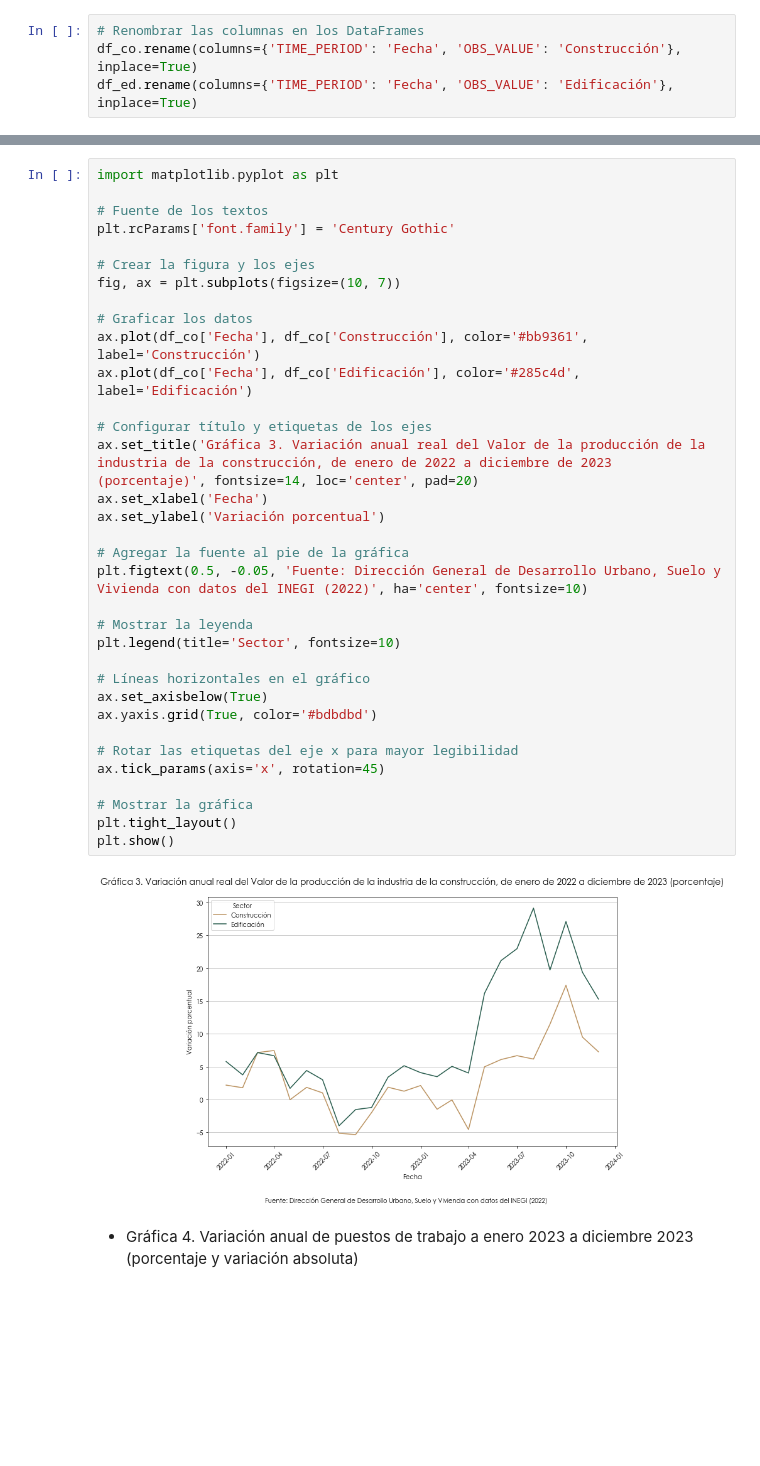
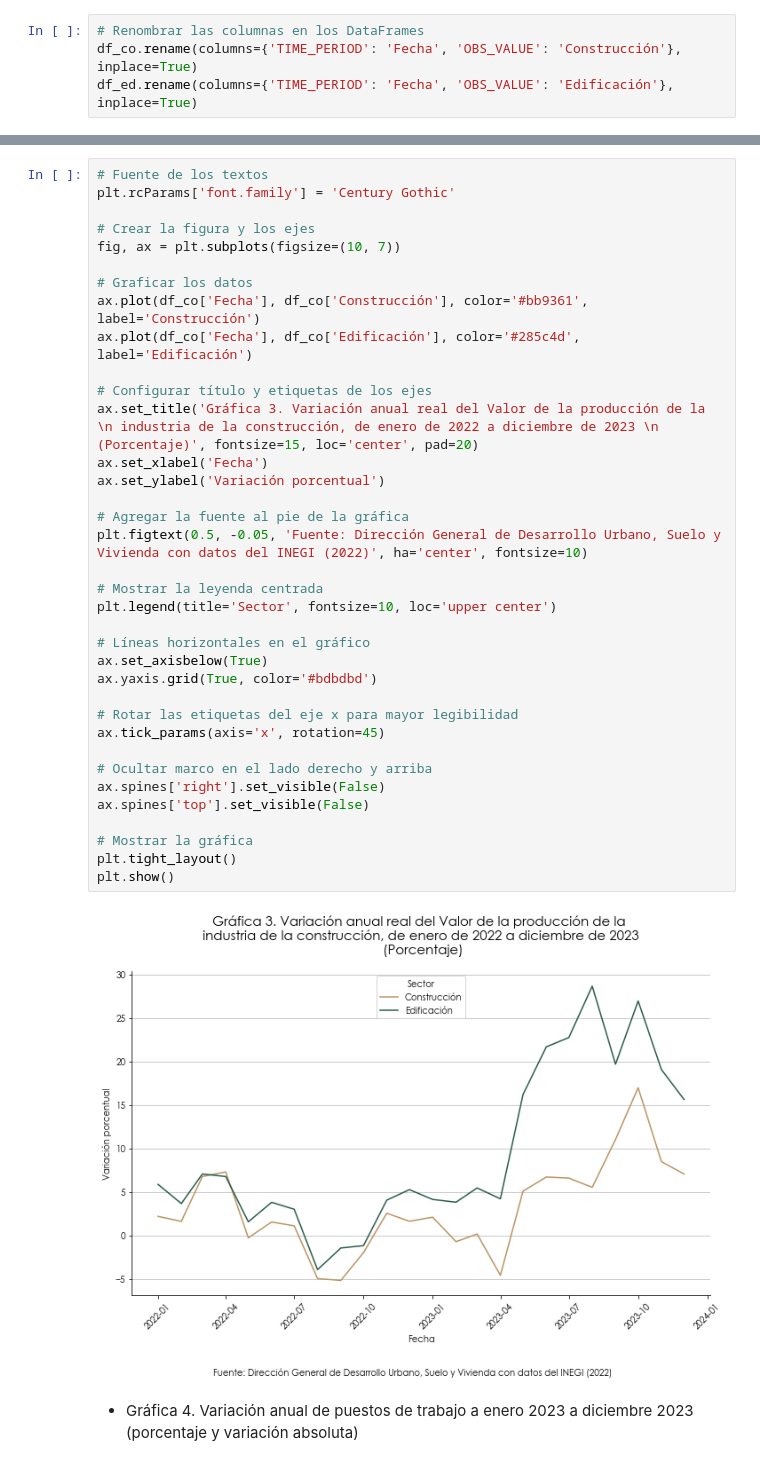
Before and after one commit to coordanalisis-sedatu/Indica_anual, a Jupyter notebook: indica_anual_2023.ipynb, the cells around one changed output, grey strips where cells are left out. Cells and saved outputs as stored; diff of their text form; blank space fills up the shorter version.

```diff
--- a/indica_anual_2023.ipynb
+++ b/indica_anual_2023.ipynb
@@ -380,39 +359,41 @@ df_co
 # %%
-import matplotlib.pyplot as plt
-
 # Fuente de los textos
 plt.rcParams['font.family'] = 'Century Gothic'
 
 # Crear la figura y los ejes
 fig, ax = plt.subplots(figsize=(10, 7))
 
 # Graficar los datos
 ax.plot(df_co['Fecha'], df_co['Construcción'], color='#bb9361', label='Construcción')
 ax.plot(df_co['Fecha'], df_co['Edificación'], color='#285c4d', label='Edificación')
 
 # Configurar título y etiquetas de los ejes
-ax.set_title('Gráfica 3. Variación anual real del Valor de la producción de la industria de la construcción, de enero de 2022 a diciembre de 2023 (porcentaje)', fontsize=14, loc='center', pad=20)
+ax.set_title('Gráfica 3. Variación anual real del Valor de la producción de la \n industria de la construcción, de enero de 2022 a diciembre de 2023 \n (Porcentaje)', fontsize=15, loc='center', pad=20)
 ax.set_xlabel('Fecha')
 ax.set_ylabel('Variación porcentual')
 
 # Agregar la fuente al pie de la gráfica
 plt.figtext(0.5, -0.05, 'Fuente: Dirección General de Desarrollo Urbano, Suelo y Vivienda con datos del INEGI (2022)', ha='center', fontsize=10)
 
-# Mostrar la leyenda
-plt.legend(title='Sector', fontsize=10)
+# Mostrar la leyenda centrada
+plt.legend(title='Sector', fontsize=10, loc='upper center')
 
 # Líneas horizontales en el gráfico
 ax.set_axisbelow(True)
 ax.yaxis.grid(True, color='#bdbdbd')
 
 # Rotar las etiquetas del eje x para mayor legibilidad
 ax.tick_params(axis='x', rotation=45)
 
+# Ocultar marco en el lado derecho y arriba
+ax.spines['right'].set_visible(False)
+ax.spines['top'].set_visible(False)
+
 # Mostrar la gráfica
 plt.tight_layout()
 plt.show()
 # %% [output]
-[figure, old version]
+[figure, new version]
 # %% [markdown]
 - Gráfica 4. Variación anual de puestos de trabajo a enero 2023 a diciembre 2023 (porcentaje y variación absoluta)
 # %% [markdown]
```
Also changed, not shown: parts of 132 cells of this notebook.
